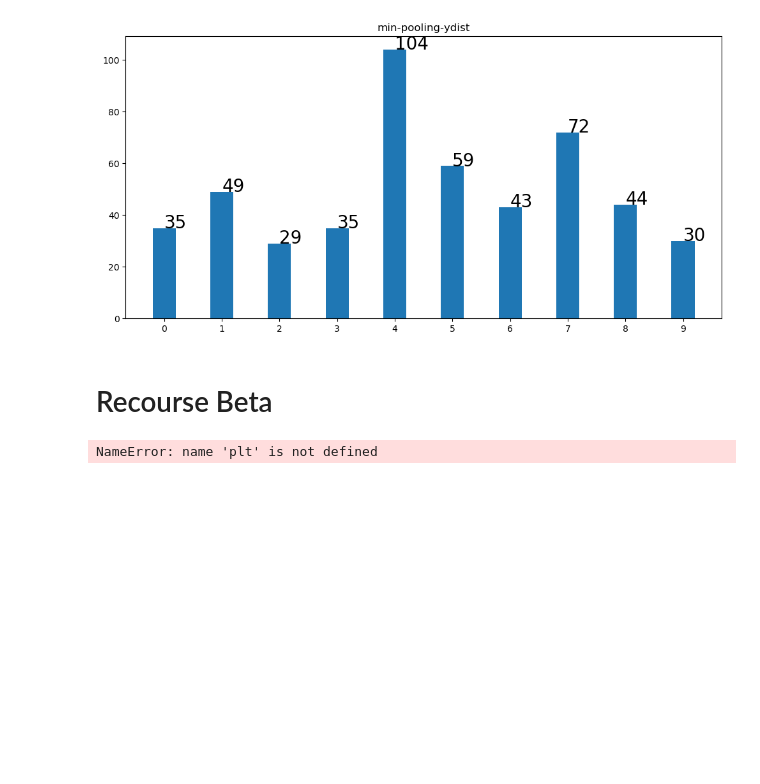
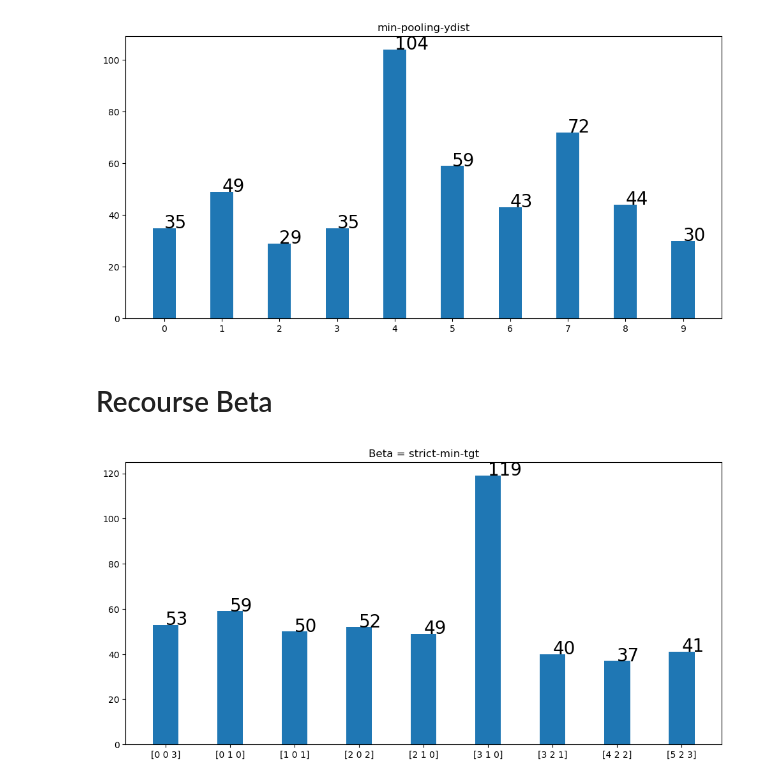
Before and after one commit to koushi007/ImageRecourse, a Jupyter notebook: Explore_Results/R_sij.ipynb, the cells around one changed output. Drawn from its saved outputs; the diff is of its cells as text; code cells hidden in the pictures; blank space fills up the shorter version.

```diff
--- a/Explore_Results/R_sij.ipynb
+++ b/Explore_Results/R_sij.ipynb
@@ -101,10 +101,10 @@ for idx in range(len(r_beta_freq["beta"])):
 # %%
 beta_dir = root_dir / "our_method/results/models/nnphi"
 # %%
-reg_pt = beta_dir / "tgtbetas-budget=500.pt"
-reg_beta = torch.load(reg_pt)
-finetune_pt = beta_dir / "tgtbetas-fineR-budget=500.pt"
-finetune_beta = torch.load(finetune_pt)
+reg_pt = beta_dir / "strict-min-pred-betas.pt"
+pred_beta = torch.load(reg_pt)
+tgt_pt = beta_dir / "strict-min-tgt-betas.pt"
+tgt_beta = torch.load(tgt_pt)
 # %%
 def plot_beta(beta_arr, suffix):
 
@@ -120,10 +120,10 @@ def plot_beta(beta_arr, suffix):
         plt.text(x=index , y =data , s=f"{data}" , fontdict=dict(fontsize=20))
     plt.tight_layout()
 
-    plt.title(f"Theta = {suffix}")
+    plt.title(f"Beta = {suffix}")
 
-    plt.savefig(f"Theta = {suffix}.png")
+    plt.savefig(f"Beta_{suffix}.png")
 # %%
-plot_beta(reg_beta.cpu().numpy(), "Nornal Theta")
+plot_beta(tgt_beta.cpu().numpy(), "strict-min-tgt")
 # %% [output]
-NameError: name 'plt' is not defined
+[figure, added]
```
Also changed, not shown: 15 other files.
